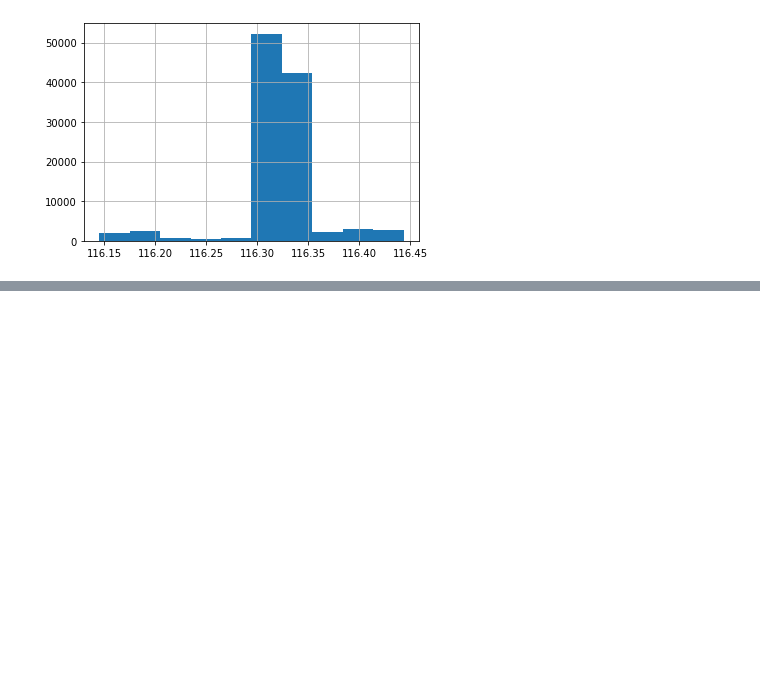
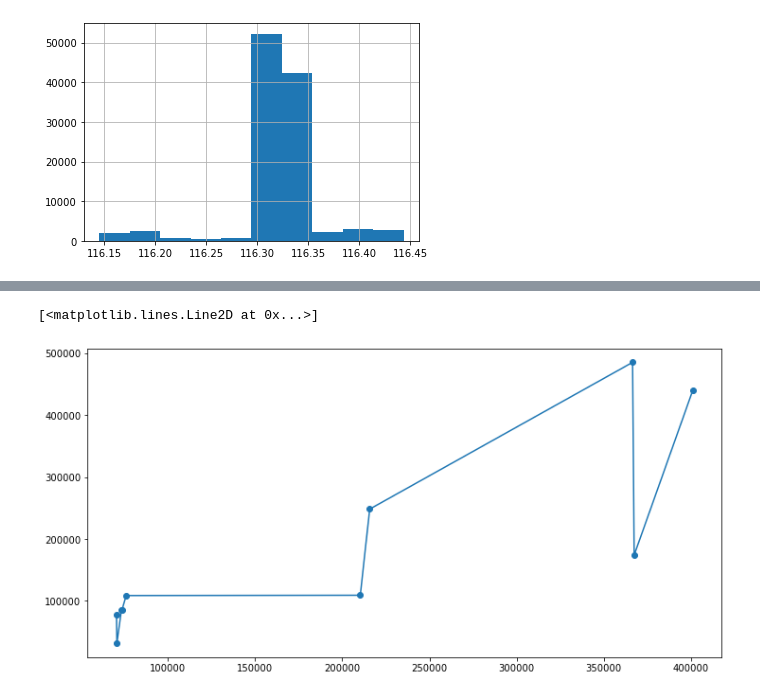
Before and after one commit to GabrielPila/skmob_mmc_mobility, a Jupyter notebook: notebooks/00.6_GeoLife_EDA.ipynb, the cells around one changed output, grey strips where cells are left out. Drawn from its saved outputs; the diff is of its cells as text; code cells hidden in the pictures; blank space fills up the shorter version.

```diff
--- a/notebooks/00.6_GeoLife_EDA.ipynb
+++ b/notebooks/00.6_GeoLife_EDA.ipynb
@@ -333,0 +372,10 @@ user['lng'].hist()
+# %%
+fig,ax = plt.subplots(figsize=(12,6))
+#ax.set_xscale('log')
+plt.scatter(aux_dict['duracion'].values, aux_dict['number_points'].values)
+plt.plot(aux_dict['duracion'].values, aux_dict['number_points'].values )
+
+#plt.show()
+# %% [output]
+[<matplotlib.lines.Line2D at 0x...>]
+[figure, added]
```
Also changed, not shown: parts of 16 cells of this notebook.
